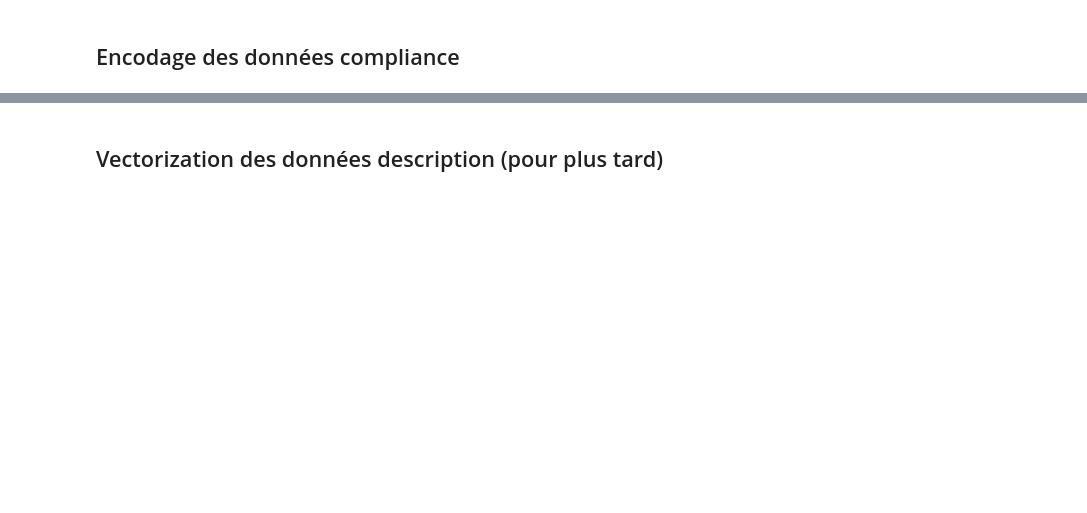
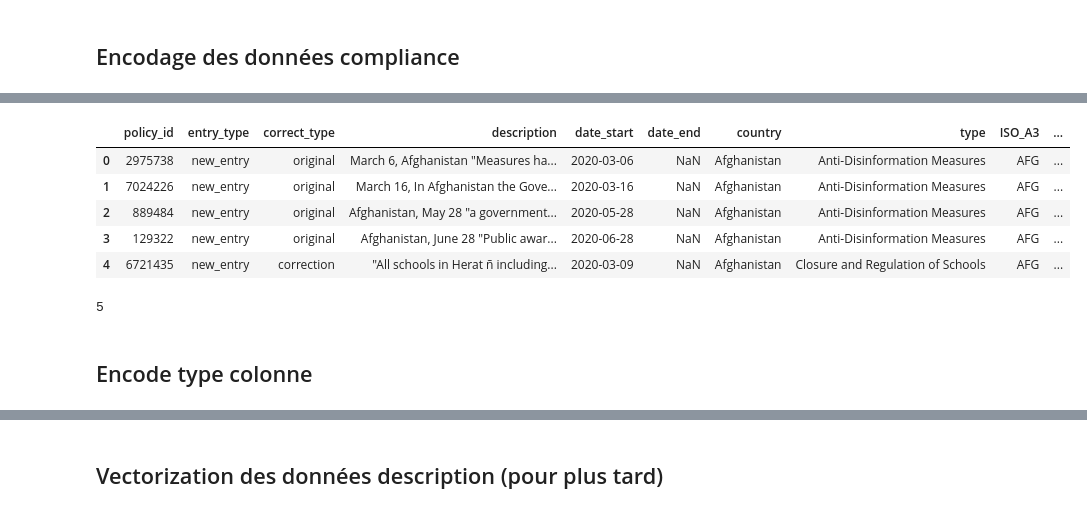
Before and after one commit to TristanBOOK/coronanet, a Jupyter notebook: Notebooks/Lou_data_exploration.ipynb, the cells around one changed output, grey strips where cells are left out. Saved outputs shown, nothing was run; the diff lists cells and outputs as text; code cells hidden in the pictures; blank space fills up the shorter version.

```diff
--- a/Notebooks/Lou_data_exploration.ipynb
+++ b/Notebooks/Lou_data_exploration.ipynb
@@ -106,5 +125,3 @@ print(df_2['type'].nunique())
-# %%
-df_2 = pd.get_dummies(df_2, columns=["type"]).head()
 # %% [markdown]
 ## Encodage des données compliance
 # %%
@@ -114,6 +149,15 @@ for _ in df['compliance'].unique():
 # %%
 mask = df_2['compliance'].value_counts() > 1000
 # %%
-df_3 = df_2[df_2['compliance'].isin(mask.index)]
+df_2 = df_2[df_2['compliance'].isin(mask.index)]
+# %%
+df_2.head()
+# %% [output]
+|  | policy_id | entry_type | correct_type | description | date_start | date_end | country | type | ISO_A3 | ... |
+| 0 | 2975738 | new_entry | original | March 6, Afghanistan "Measures ha... | 2020-03-06 | NaN | Afghanistan | Anti-Disinformation Measures | AFG | ... |
+| 1 | 7024226 | new_entry | original | March 16, In Afghanistan the Gove... | 2020-03-16 | NaN | Afghanistan | Anti-Disinformation Measures | AFG | ... |
+| 2 | 889484 | new_entry | original | Afghanistan, May 28 "a government... | 2020-05-28 | NaN | Afghanistan | Anti-Disinformation Measures | AFG | ... |
+| 3 | 129322 | new_entry | original | Afghanistan, June 28 "Public awar... | 2020-06-28 | NaN | Afghanistan | Anti-Disinformation Measures | AFG | ... |
+| 4 | 6721435 | new_entry | correction | "All schools in Herat ñ including... | 2020-03-09 | NaN | Afghanistan | Closure and Regulation of Schools | AFG | ... |
 # %%
 def handle_compliance(x):
@@ -130,2 +176,6 @@ df_3['n_compliance'] = df_3['compliance'].map(handle_compliance)
 # %%
-df_3['n_compliance'].nunique()
+df_2['n_compliance'].nunique()
+# %% [output]
+5
+# %% [markdown]
+## Encode type colonne
```
Also changed, not shown: parts of 24 cells of this notebook.
